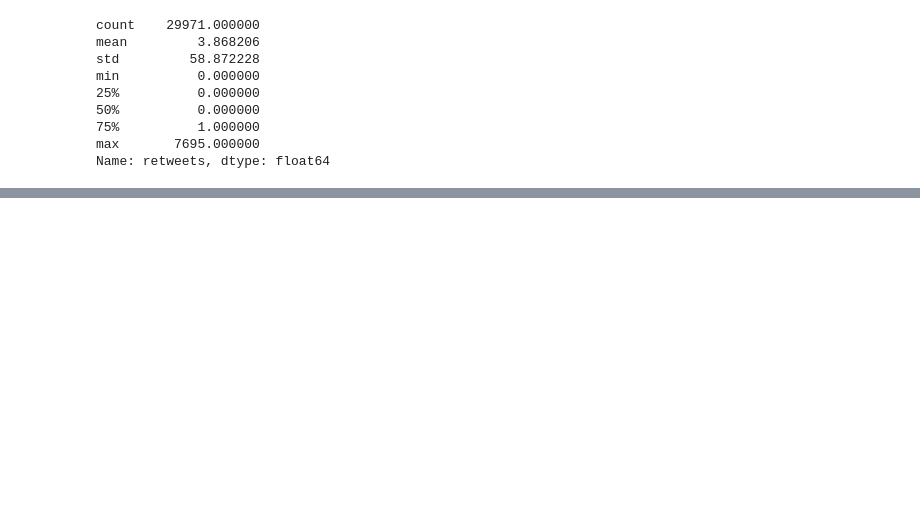
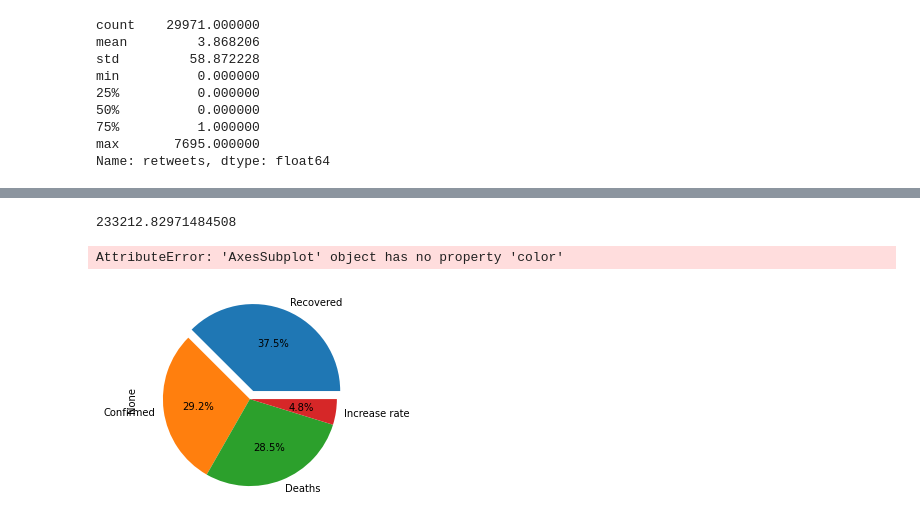
Before and after one commit to hukas/COVIDTweets-Machine-Learning, a Jupyter notebook: COVID Vaccine Tweets - COMP 4522.ipynb, the cells around one changed output, grey strips where cells are left out. Cells and saved outputs as stored; diff of their text form; code cells hidden in the pictures; blank space fills up the shorter version.

```diff
--- a/COVID Vaccine Tweets - COMP 4522.ipynb
+++ b/COVID Vaccine Tweets - COMP 4522.ipynb
@@ -201,0 +262,38 @@ ValueError: Classification metrics can't handle a mix of multiclass and continuo
+# %%
+target = 'tweet_count'
+features = ['Confirmed','Recovered','Deaths','Increase rate']
+train2 = tweetsDay.sample(frac=0.8, random_state=1)
+test2 = tweetsDay.loc[~tweetsDay.index.isin(train2.index)]
+
+model = RandomForestRegressor(n_estimators=247, min_samples_leaf=8, random_state=1)
+
+# Fit the model to the data.
+model.fit(train2[features], train2[target])
+# Make predictions.
+predictions_rf = model.predict(test2[features])
+# Compute the error.
+print(mean_squared_error(predictions_rf, test2[target]))
+import matplotlib.ticker as mtick
+
+#plt.ylabel("Impact on Tweet Amount", fontsize = 14)
+#plt.xlabel("Global COVID Factors", fontsize = 14)
+#plt.ylabel
+
+feat_importances = pd.Series(model.feature_importances_, index=features)
+
+tweetPlot = feat_importances.nlargest().plot(kind='pie', normalize=False,
+                                             explode=(0.1,0,0,0),
+                                             autopct='%1.1f%%')
+plt.setp(tweetPlot, **{'color':'white', 'weight':'bold', 'fontsize':12.5})
+#tweetPlot.yaxis.set_major_formatter(mtick.PercentFormatter(1.0))
+
+tweetPlot.axes.get_xaxis().set_visible(False)
+tweetPlot.axes.get_yaxis().set_visible(False)
+plt.title("What Covid Factors Influence the Amount of Tweets by Day the Most?\n" +
+          "From 12/12/2020 - 04/12/2021", bbox={'facecolor':'0.8', 'pad':8})
+
+tweetPlot
+# %% [output]
+233212.82971484508
+AttributeError: 'AxesSubplot' object has no property 'color'
+[figure, added]
```
Also changed, not shown: parts of 10 cells of this notebook.
